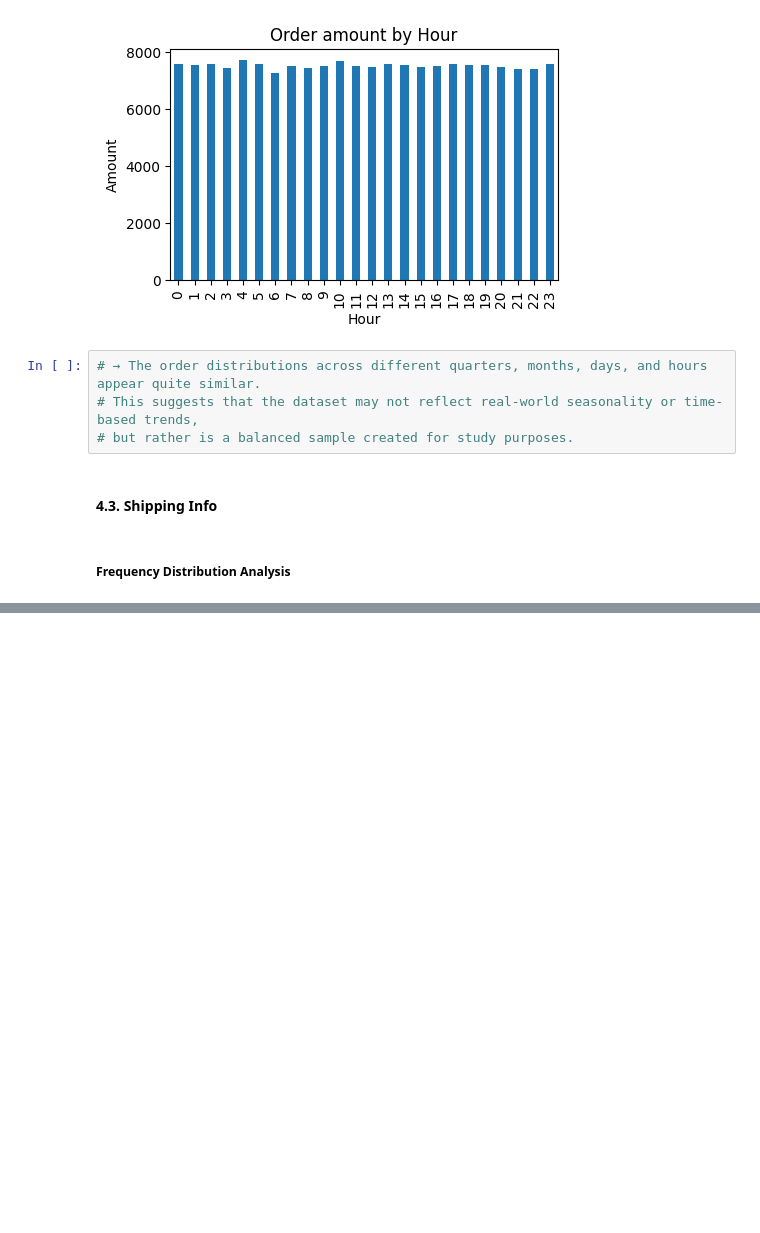
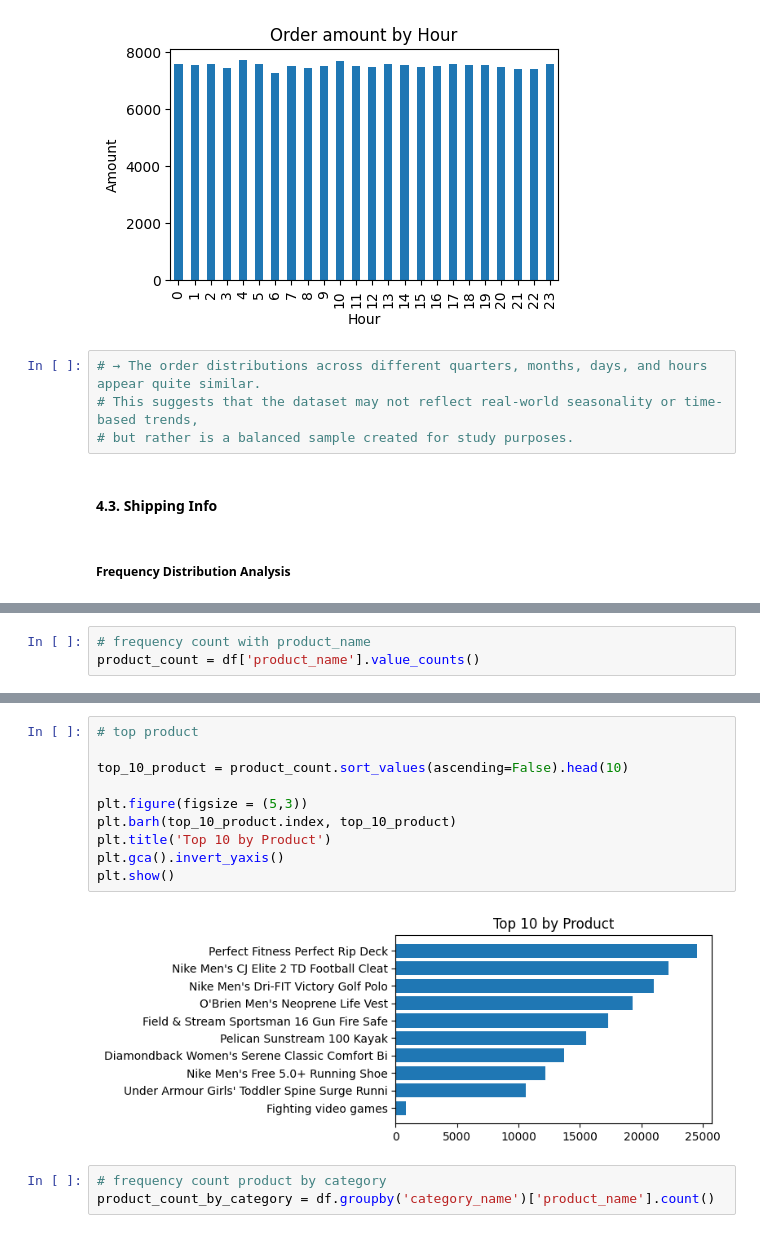
Before and after one commit to nh-adorie/scm-co-smart-project, a Jupyter notebook: notebook/eda.ipynb, the cells around one changed output, grey strips where cells are left out. Saved outputs shown, nothing was run; the diff lists cells and outputs as text; blank space fills up the shorter version.

```diff
--- a/notebook/eda.ipynb
+++ b/notebook/eda.ipynb
@@ -302,0 +361,3 @@ plt.show()
+# %%
+# frequency count with product_name
+product_count = df['product_name'].value_counts()
@@ -302,0 +380,15 @@ plt.show()
+# %%
+# top product
+
+top_10_product = product_count.sort_values(ascending=False).head(10)
+
+plt.figure(figsize = (5,3))
+plt.barh(top_10_product.index, top_10_product)
+plt.title('Top 10 by Product')
+plt.gca().invert_yaxis()
+plt.show()
+# %% [output]
+[figure, added]
+# %%
+# frequency count product by category
+product_count_by_category = df.groupby('category_name')['product_name'].count()
```
Also changed, not shown: parts of 14 cells of this notebook.
